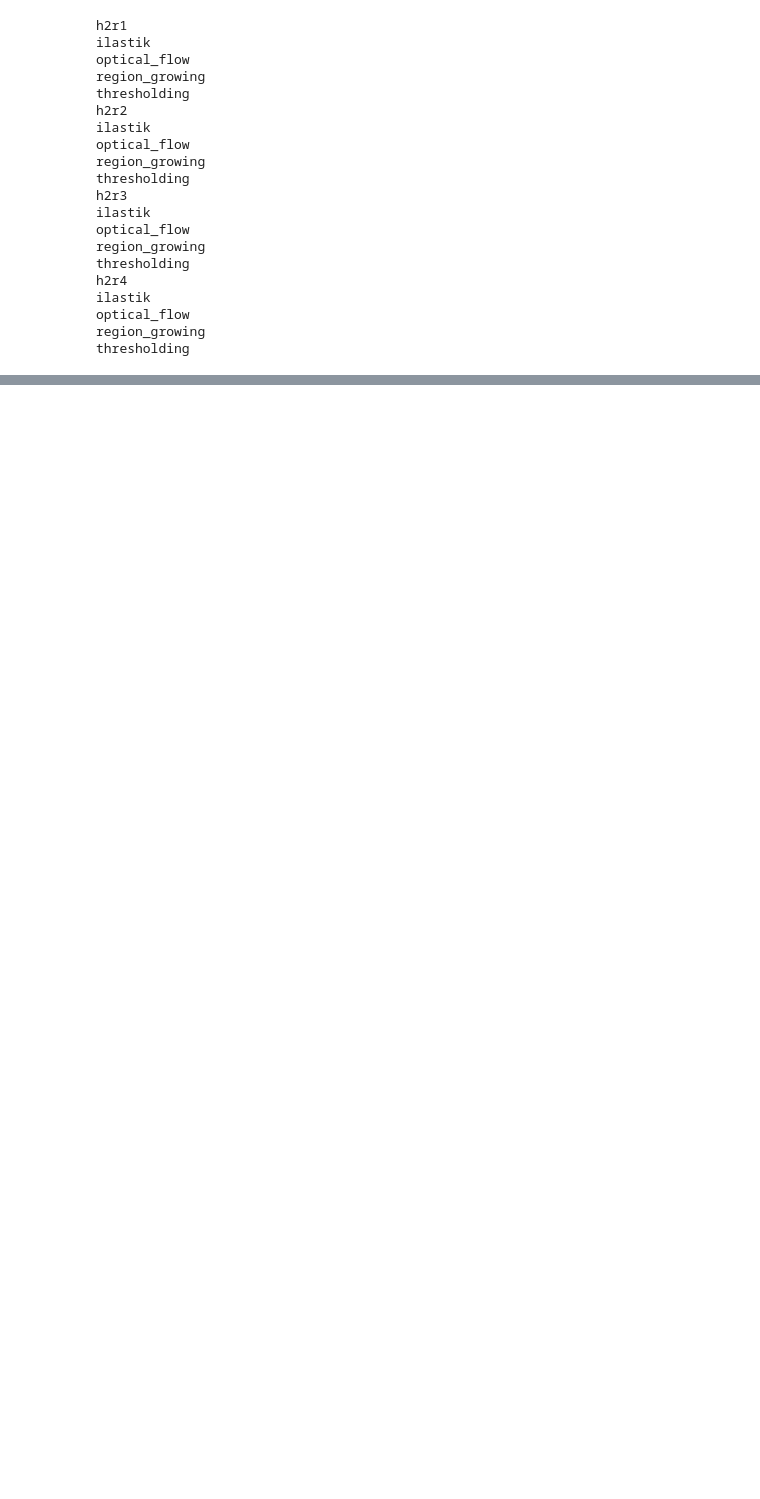
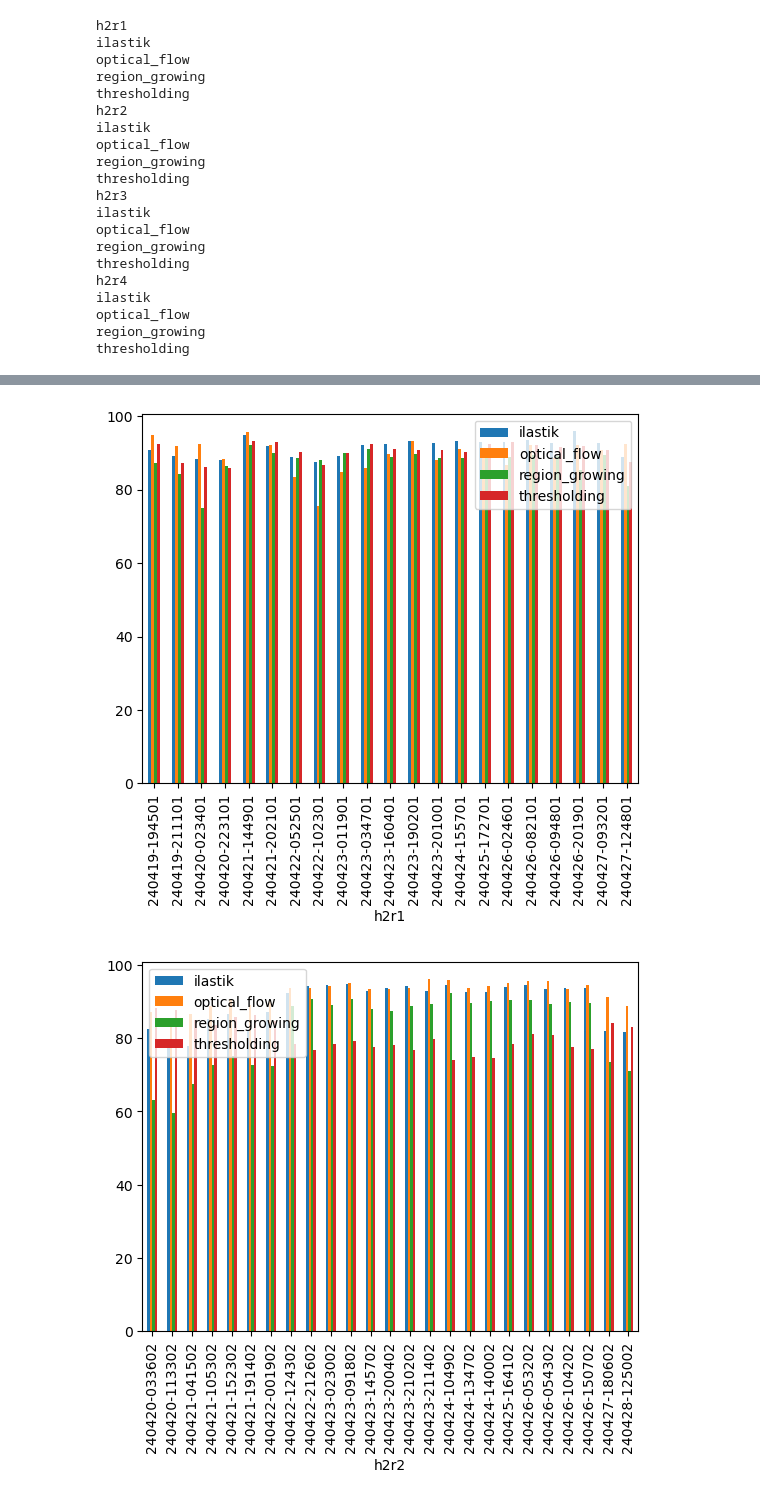
Before and after one commit to epfl-mobots/IR-imaging-2024, a Jupyter notebook: a_xor_results/xor.ipynb, the cells around one changed output, grey strips where cells are left out. Saved outputs shown, nothing was run; the diff lists cells and outputs as text; code cells hidden in the pictures; blank space fills up the shorter version.

```diff
--- a/a_xor_results/xor.ipynb
+++ b/a_xor_results/xor.ipynb
@@ -68,0 +69,33 @@ plt.imshow(xor_img)
+# %%
+rpis = ['h2r1', 'h2r2', 'h2r3', 'h2r4']
+methods = ['ilastik', 'optical_flow', 'region_growing', 'thresholding']
+dfs = []
+
+# df = pd.DataFrame()
+
+for rpi in rpis:
+    if rpi == 'h2r1': name = 'hive2_rpi1_'
+    if rpi == 'h2r2': name = 'hive2_rpi2_'
+    if rpi == 'h2r3': name = 'hive2_rpi3_'
+    if rpi == 'h2r4': name = 'hive2_rpi4_'
+    names = [((pathlib.Path(x).stem).replace(name ,'')).replace('Z', '') for x in sorted(glob.glob('ilastik/' + rpi + '/*.bmp'))]
+    df = pd.DataFrame()
+    df.index = names
+    df.index.name = rpi
+    for method in methods:
+        accuracies = []
+        xor_imgs = [cv2.imread(x) for x in sorted(glob.glob(method + '/' + rpi + '/*.bmp'))]
+        for xor_img in xor_imgs:
+            correct_pixels = np.count_nonzero(xor_img[:,:,0] == 255)
+            total_pixels = xor_img.shape[0] * xor_img.shape[1]
+            accuracy = round((correct_pixels / total_pixels), 4)*100
+            accuracies.append(accuracy)
+        df[method] = accuracies
+    df.to_csv('accuracies/' + df.index.name + '_accuracies.csv')
+    dfs.append(df)
+# %%
+for df in dfs:
+    df.plot.bar()
+# %% [output]
+[figure, added]
+[figure, added]
```
Also changed, not shown: parts of 6 cells of this notebook, 4 other files.
